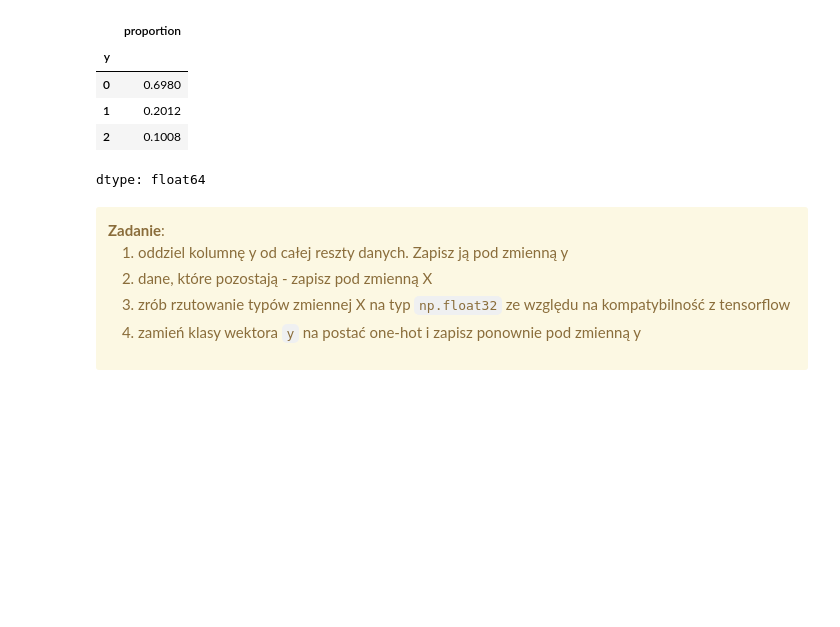
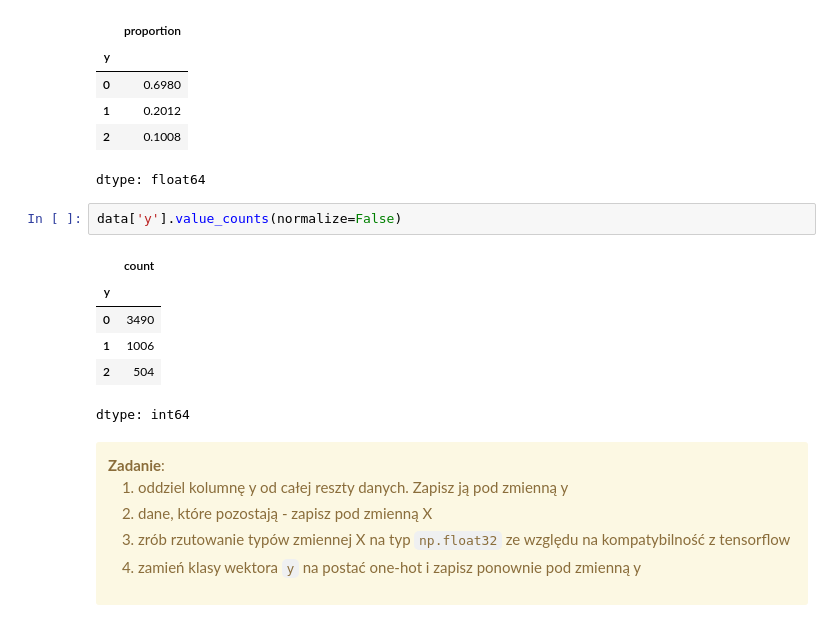
Before and after one commit to Marcin19721205/WSBNeuronowe, a Jupyter notebook: CW4_Rownowazenie_Klas.ipynb, the cells around one changed output. Drawn from its saved outputs; the diff is of its cells as text; blank space fills up the shorter version.

```diff
--- a/CW4_Rownowazenie_Klas.ipynb
+++ b/CW4_Rownowazenie_Klas.ipynb
@@ -55,6 +59,15 @@ data['y'].value_counts(normalize=True)
 | 1 | 0.2012 |
 | 2 | 0.1008 |
 dtype: float64
+# %%
+data['y'].value_counts(normalize=False)
+# %% [output]
+|  | count |
+| y |  |
+| 0 | 3490 |
+| 1 | 1006 |
+| 2 | 504 |
+dtype: int64
 # %% [markdown]
 <div class='alert alert-block alert-warning'>
     <b>Zadanie</b>:
```
Also changed, not shown: parts of 51 cells of this notebook.
